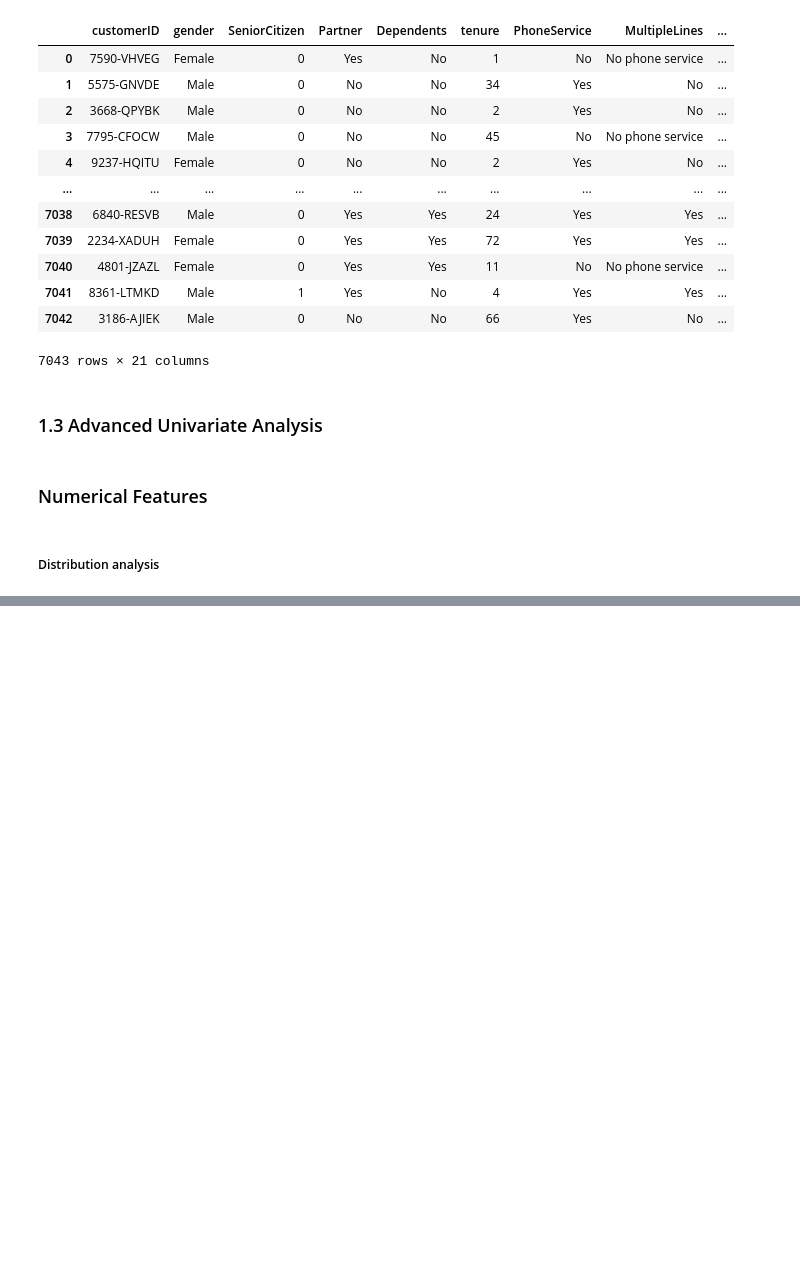
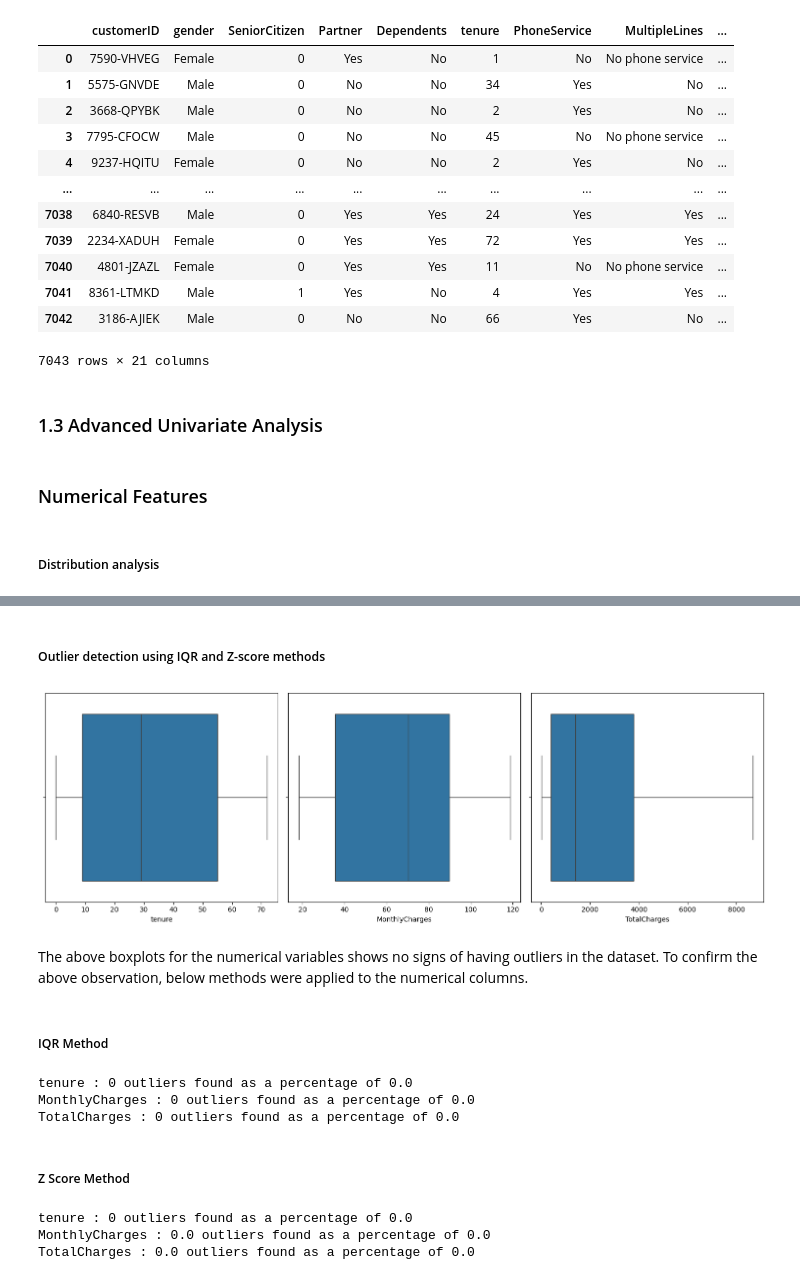
Before and after one commit to Dulina77/Churn_prediction_telco, a Jupyter notebook: Churn.ipynb, the cells around one changed output, grey strips where cells are left out. Drawn from its saved outputs; the diff is of its cells as text; code cells hidden in the pictures; blank space fills up the shorter version.

```diff
--- a/Churn.ipynb
+++ b/Churn.ipynb
@@ -154,0 +171,55 @@ categorcal_features = "gender","SeniorCitizen","Partner","Dependents","PhoneServ
+# %% [markdown]
+##### Outlier detection using IQR and Z-score methods
+# %%
+fig, ax = plt.subplots(1,3, figsize = (15,5))
+
+for count,i in enumerate(numeric_columns):
+    sns.boxplot(data=df,x=i, ax=ax[count])
+
+plt.tight_layout()
+plt.show()
+# %% [output]
+[figure, added]
+# %% [markdown]
+The above boxplots for the numerical variables shows no signs of having outliers in the dataset. To confirm the above observation, below methods were applied to the numerical columns.
+# %% [markdown]
+##### IQR Method
+# %%
+def find_anomaly_IQR(data):
+    Q1 = np.percentile(data, 25)
+    Q3 = np.percentile(data, 75)
+    Iqr = Q3 - Q1
+
+    upper_bound = Q3 + 1.5*Iqr
+    lower_bound = Q1 - 1.5*Iqr
+
+    return(data>upper_bound) | (data<lower_bound)
+
+
+for col in numeric_columns:
+    n_outliers = find_anomaly_IQR(df[col]).sum()
+    n_outlier_percentage  = n_outliers/len(df[col])*100
+    print(f"{col} : {n_outliers} outliers found as a percentage of {n_outlier_percentage}")
+# %% [output]
+tenure : 0 outliers found as a percentage of 0.0
+MonthlyCharges : 0 outliers found as a percentage of 0.0
+TotalCharges : 0 outliers found as a percentage of 0.0
+# %% [markdown]
+##### Z Score Method
+# %%
+def find_anomaly_Z(data):
+    mean = data.mean()
+    std = data.std()
+    z_score = (data - mean) / std
+
+    return data[np.abs(z_score) > 3]
+
+
+for col in numeric_columns:
+    n_outliers = find_anomaly_Z(df[col]).sum()
+    n_outlier_percentage  = n_outliers/len(df[col])*100
+    print(f"{col} : {n_outliers} outliers found as a percentage of {n_outlier_percentage}")
+# %% [output]
+tenure : 0 outliers found as a percentage of 0.0
+MonthlyCharges : 0.0 outliers found as a percentage of 0.0
+TotalCharges : 0.0 outliers found as a percentage of 0.0
```
Also changed, not shown: parts of 7 cells of this notebook.
